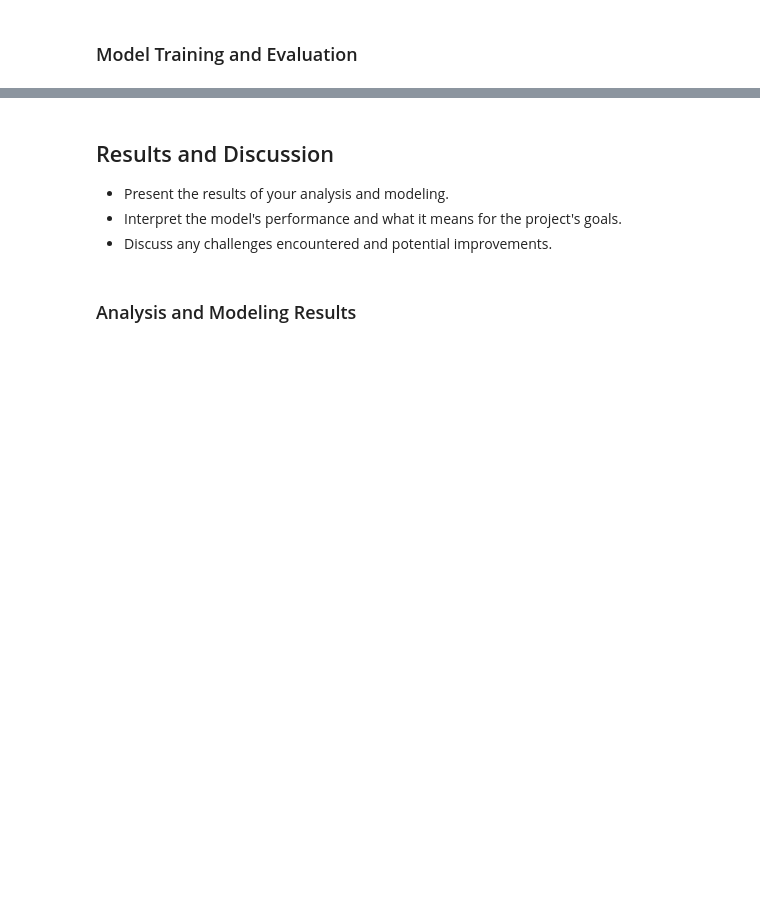
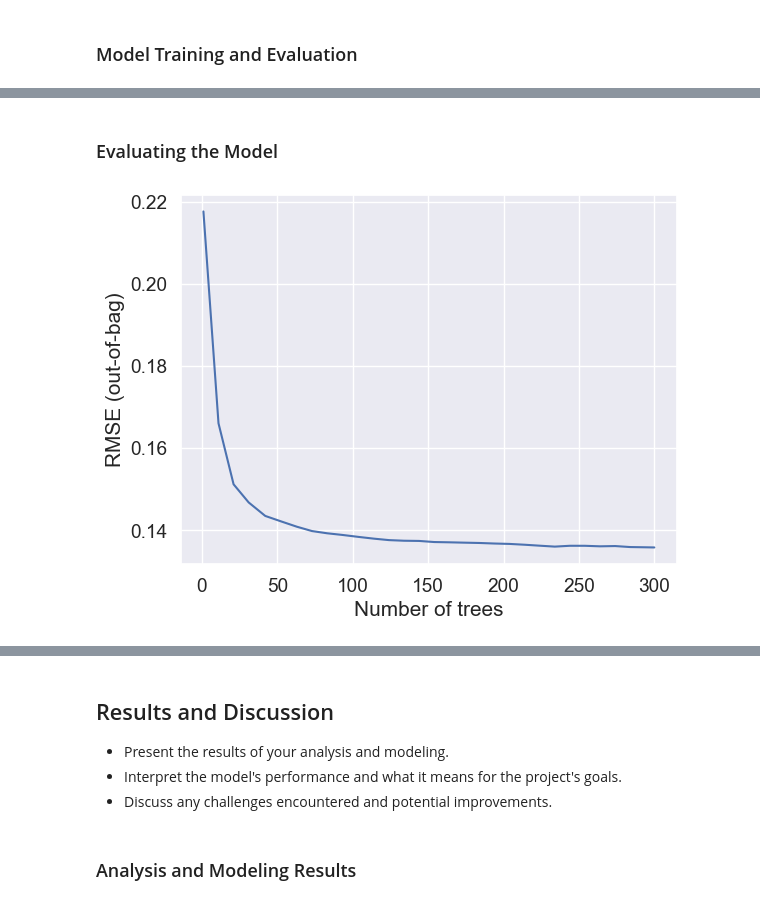
Before and after one commit to mdisant/House-Prices, a Jupyter notebook: notebook.ipynb, the cells around one changed output, grey strips where cells are left out. Saved outputs shown, nothing was run; the diff lists cells and outputs as text; code cells hidden in the pictures; blank space fills up the shorter version.

Commit message:
Model training and evaluation

```diff
--- a/notebook.ipynb
+++ b/notebook.ipynb
@@ -377,0 +381,9 @@ train_data = pd.get_dummies(train_data)
+# %%
+# From House Prices Prediction using TFDF notebook
+def split_dataset(dataset, test_ratio=0.30):
+  test_indices = np.random.rand(len(dataset)) < test_ratio
+  return dataset[~test_indices], dataset[test_indices]
+
+train_ds_pd, valid_ds_pd = split_dataset(train_data)
+print("{} examples in training, {} examples in testing.".format(
+    len(train_ds_pd), len(valid_ds_pd)))
@@ -384,3 +398,7 @@ train_data = pd.get_dummies(train_data)
 * Performance metrics (e.g., accuracy, F1-score, RMSE, etc.).
 # %% [markdown]
 ### Model Selection
+# %%
+# Convert from pandas dataset format to Tensforflow dataset format
+train_data = tfdf.keras.pd_dataframe_to_tf_dataset(train_ds_pd, label='SalePrice', task = tfdf.keras.Task.REGRESSION)
+valid_data = tfdf.keras.pd_dataframe_to_tf_dataset(valid_ds_pd, label='SalePrice', task = tfdf.keras.Task.REGRESSION)
@@ -386,0 +416,4 @@ train_data = pd.get_dummies(train_data)
+# %%
+# Create a Random Forest
+rf = tfdf.keras.RandomForestModel(task=tfdf.keras.Task.REGRESSION)
+rf.compile(metrics=['mse'])
@@ -394,0 +424,2 @@ train_data = pd.get_dummies(train_data)
+# %%
+rf.fit(x=train_data)
@@ -394,0 +450,12 @@ train_data = pd.get_dummies(train_data)
+# %% [markdown]
+### Evaluating the Model
+# %%
+# Using Out of bag (OOB) score to validate RF model
+# Training logs show Root Mean Squared Error
+logs = rf.make_inspector().training_logs()
+plt.plot([log.num_trees for log in logs], [log.evaluation.rmse for log in logs])
+plt.xlabel("Number of trees")
+plt.ylabel("RMSE (out-of-bag)")
+plt.show()
+# %% [output]
+[figure, added]
```
Also changed, not shown: parts of 19 cells of this notebook.
